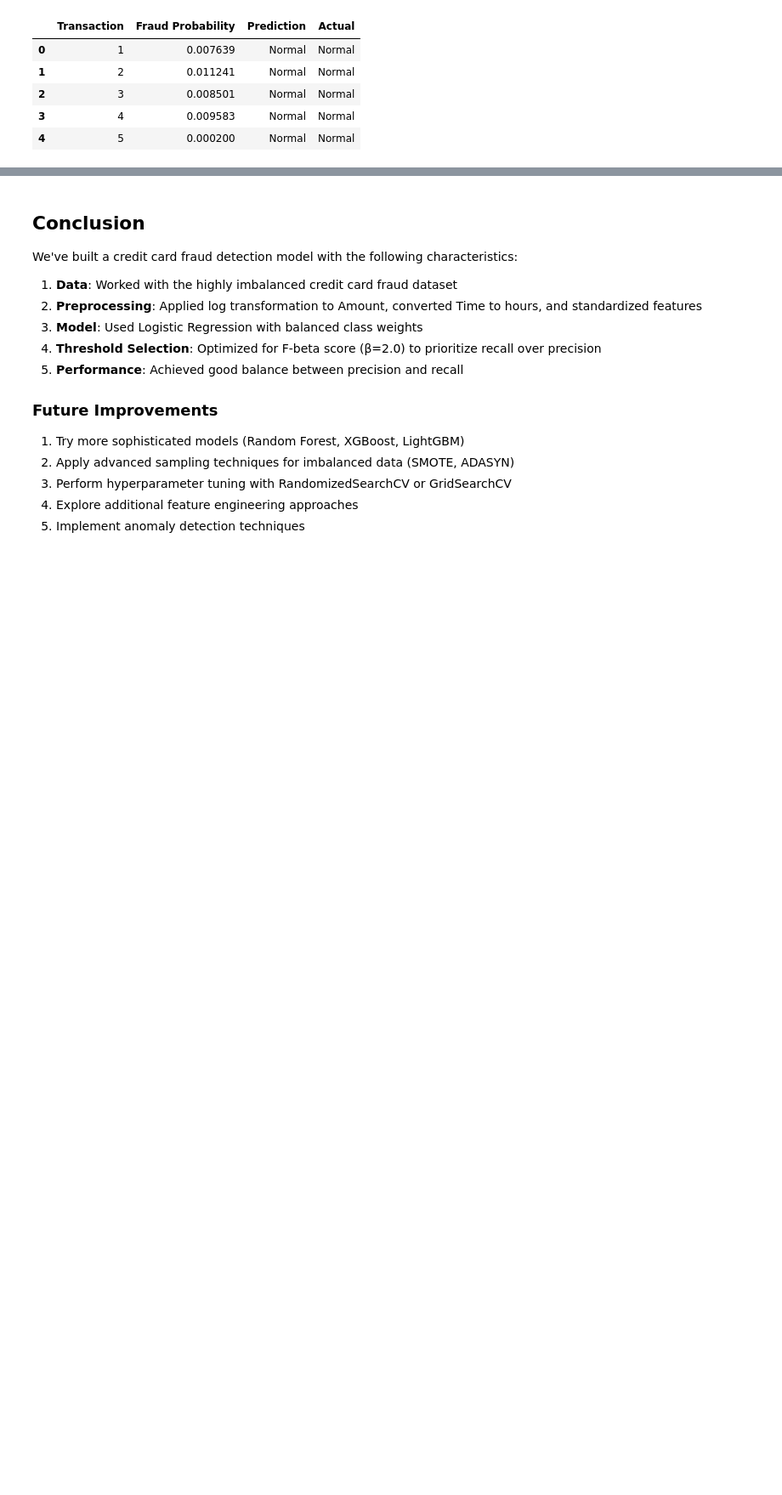
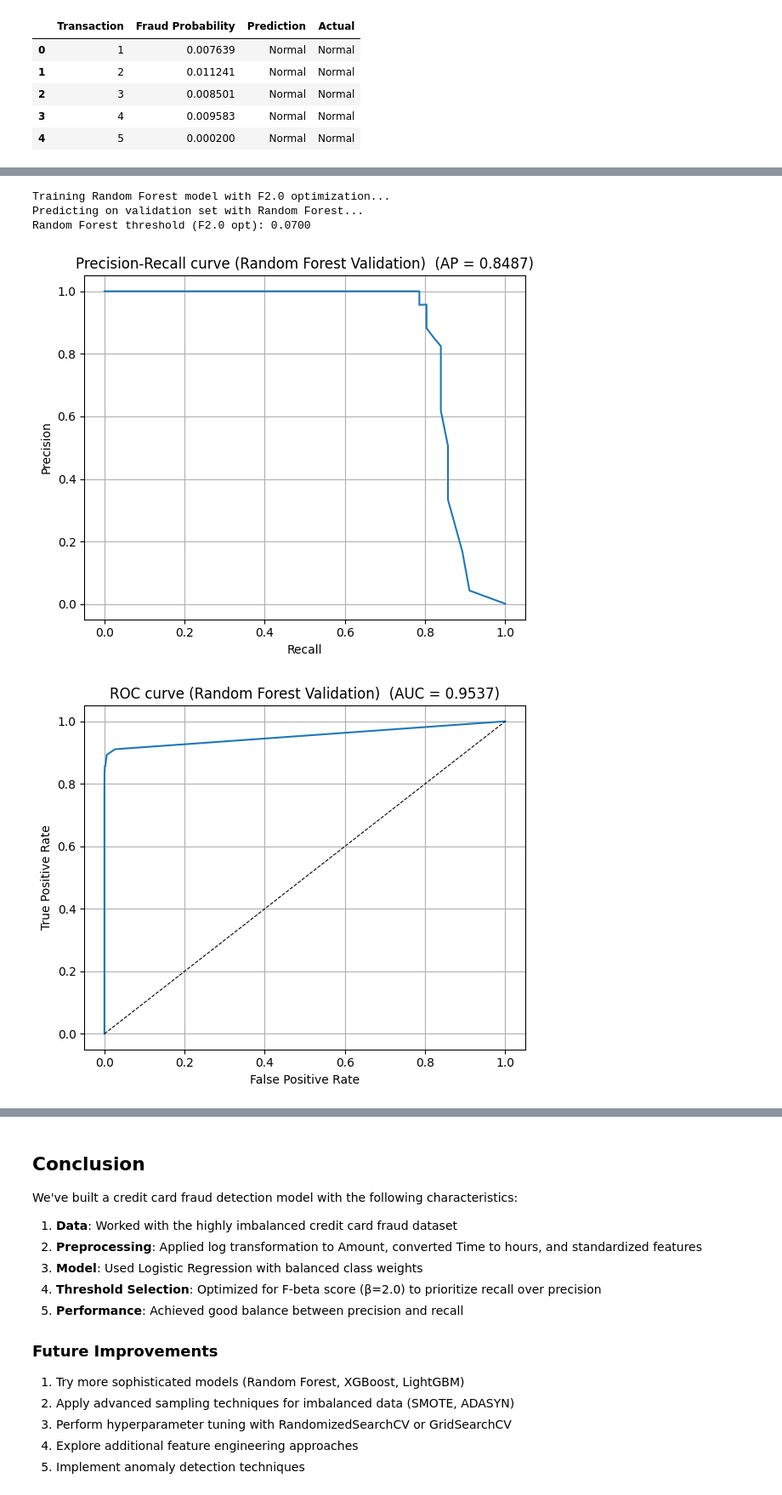
Before and after one commit to sahsangh/FinalProjectDataScience, a Jupyter notebook: finalProject.ipynb, the cells around one changed output, grey strips where cells are left out. Shown at 85% size. Drawn from its saved outputs; the diff is of its cells as text; code cells hidden in the pictures; blank space fills up the shorter version.

```diff
--- a/finalProject.ipynb
+++ b/finalProject.ipynb
@@ -530,0 +808,40 @@ Loaded model and threshold: beta = 2.0, threshold = 0.9999
+# %%
+# Build pipeline for Random Forest
+rf_pipe, rf_params = build_pipeline("randomforest")
+print(f"Training Random Forest model with F{beta} optimization...")
+
+# Use default parameters instead of RandomizedSearchCV for simplicity
+pre = rf_pipe.named_steps['prep']
+
+# Create Random Forest classifier with class imbalance handling
+rf_clf = RandomForestClassifier(
+    n_estimators=100,
+    max_depth=None,
+    min_samples_split=2,
+    min_samples_leaf=1,
+    max_features="sqrt",
+    class_weight="balanced",  # Handle class imbalance
+    random_state=42,
+    n_jobs=-1  # Use all available cores
+)
+
+# Create full Random Forest pipeline
+rf_simple_pipe = Pipeline([("prep", pre), ("clf", rf_clf)])
+
+# Train the model
+rf_simple_pipe.fit(X_train, y_train)
+
+# Evaluate on validation set
+print("Predicting on validation set with Random Forest...")
+y_val_proba_rf = rf_simple_pipe.predict_proba(X_val)[:, 1]
+thr_rf = pick_threshold(y_val, y_val_proba_rf, beta)
+print(f"Random Forest threshold (F{beta} opt): {thr_rf:.4f}")
+
+# Plot validation set performance
+plot_pr_roc(y_val, y_val_proba_rf, title_suffix=" (Random Forest Validation)")
+# %% [output]
+Training Random Forest model with F2.0 optimization...
+Predicting on validation set with Random Forest...
+Random Forest threshold (F2.0 opt): 0.0700
+[figure, added]
+[figure, added]
```
Also changed, not shown: parts of 12 cells of this notebook, 17 other files.
